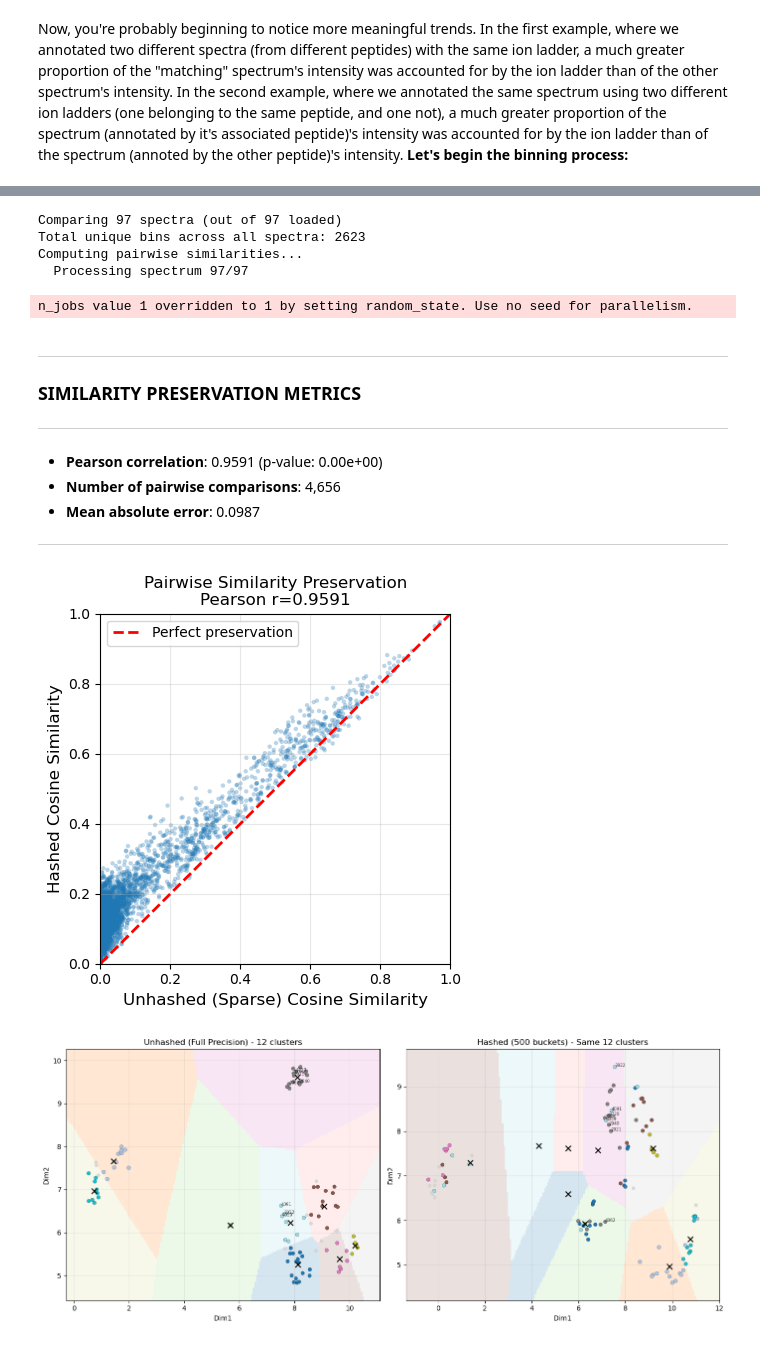
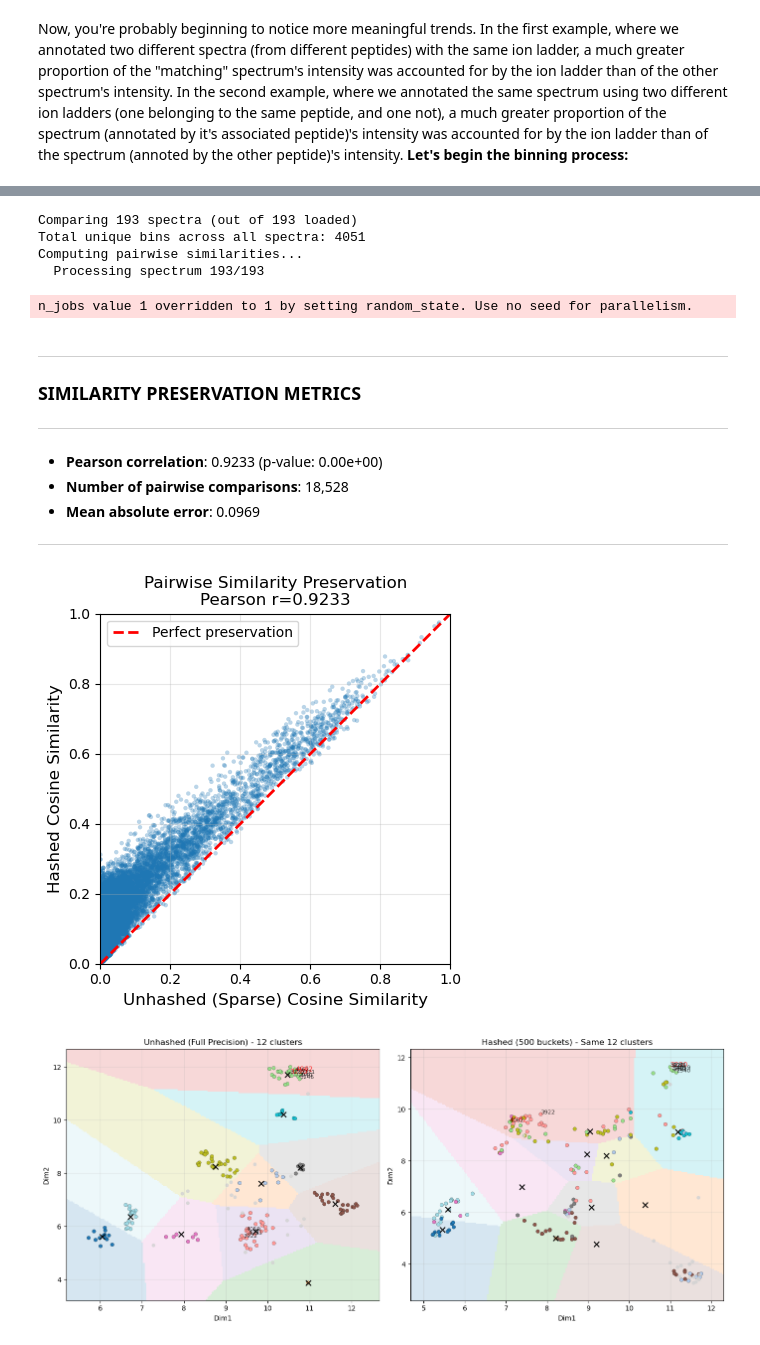
Before and after one commit to Alexander-Sol/MS_spectra_encoding, a Jupyter notebook: 02_Spectral_Hashing_and_OMS.ipynb, the cells around one changed output, grey strips where cells are left out. Cells and saved outputs as stored; diff of their text form; code cells hidden in the pictures.

Commit message:
Plotted 400 more spectra

```diff
--- a/02_Spectral_Hashing_and_OMS.ipynb
+++ b/02_Spectral_Hashing_and_OMS.ipynb
@@ -1361,39 +1361,63 @@ TwoHundred_other_spectra = [
     3864, 9853, 9581, 5298, 9263, 7645, 4373, 5543, 3826, 8649,
     8097, 6510, 4023, 8949, 4597, 5347, 8632, 4683, 8479, 6794,
     5241, 8634, 8129, 4492, 6441, 3757, 8855, 7708, 8687, 7079,
     6220, 7538, 6258, 6482, 7961, 8301, 5910, 8536, 5809, 6747,
     5124, 5574, 5435, 4544, 4022, 7390, 4772, 5499, 3990, 4606,
     5044, 7046, 3982, 8799, 9318, 4866, 6500, 8854, 4377, 7760,
     9971, 6258, 5638, 7543, 5856, 7882, 5286, 4829, 8825, 8680,
     4318, 8651, 6910, 8801, 8620, 8473, 4693, 6983, 8466, 7119,
     7757, 5356, 4726, 6235, 6433, 4165, 7613, 5430, 4684, 6849,
     8297, 5604, 6518, 5626, 9506, 6974, 4162, 6863, 7475, 5588,
     8895, 4953, 7643, 4966, 3979, 3612, 8553, 4510, 7647, 9302,
     6438, 6128, 4071, 5668, 4690, 5323, 7868, 5786, 8713, 5772,
     7127, 5132, 6856, 8710, 7684, 7291, 4596, 4706, 6449, 6597,
     8118, 4153, 8160, 7603, 6475, 9322, 4376, 4192, 3811, 5702
 ]
 
-Combined_spectra_list = list(set(SHHWGYGK_spectra + TwoHundred_other_spectra))
+TwoHundred_more = [
+    7602, 4653, 7474, 6984, 7554, 8794, 7069, 8952, 9211, 7472,
+    7745, 4841, 7654, 4839, 4893, 9330, 4549, 4086, 4244, 5380,
+    4932, 4522, 7513, 8379, 6122, 9766, 7551, 8524, 9272, 5776,
+    6322, 5387, 6944, 8182, 3809, 7649, 6961, 7744, 6924, 8439,
+    4370, 7676, 6865, 5915, 5575, 5065, 8462, 8712, 5847, 6169,
+    4010, 9296, 6193, 5516, 6947, 5487, 8633, 8862, 5446, 4691,
+    5100, 8429, 6444, 4743, 3552, 3313, 6986, 9476, 8619, 8869,
+    3218, 4762, 7016, 3834, 4760, 6838, 8202, 5373, 7470, 6651,
+    4595, 8786, 8724, 8637, 9537, 6862, 7307, 8293, 7109, 6664,
+    7134, 5631, 7201, 4686, 9213, 9522, 5591, 8803, 4938, 3350,
+    9636, 9777, 9812, 4524, 8407, 7764, 7532, 5032, 4845, 6216,
+    7426, 6054, 4365, 8774, 5173, 4067, 4890, 9202, 4144, 4098,
+    5385, 3404, 5851, 5409, 7045, 6420, 6117, 4197, 5807, 7343,
+    3992, 7406, 5601, 8560, 4859, 6853, 4494, 9345, 8609, 5632,
+    5503, 8417, 5041, 4840, 5997, 5846, 7249, 5948, 4262, 5795,
+    6192, 3224, 3386, 4877, 8053, 7615, 8947, 7031, 4621, 3527,
+    7073, 8549, 7775, 5622, 9196, 8358, 5225, 5886, 3361, 4410,
+    5827, 5785, 9976, 5986, 6552, 7212, 3960, 4504, 4561, 7835,
+    7509, 6896, 7152, 7718, 6735, 1577, 7036, 5621, 3542, 2940,
+    2674, 2921, 3298, 3758, 5326, 4963, 7135, 7216, 6800, 4424
+]
+
+# Combines list and removes duplicates
+Combined_spectra_list = list(set(SHHWGYGK_spectra + TwoHundred_other_spectra + TwoHundred_more))
 
 prove_similarity_preservation_plots_and_statistics(
     mzml_path=demo_mzml_path,
     hash_buckets=500,
     spectra_idx_to_compare=Combined_spectra_list
 )
 # %% [output]
-Comparing 97 spectra (out of 97 loaded)
-Total unique bins across all spectra: 2623
+Comparing 193 spectra (out of 193 loaded)
+Total unique bins across all spectra: 4051
 Computing pairwise similarities...
-  Processing spectrum 97/97
+  Processing spectrum 193/193
 n_jobs value 1 overridden to 1 by setting random_state. Use no seed for parallelism.
 
 ---
 ### SIMILARITY PRESERVATION METRICS
 ---
-- **Pearson correlation**:  0.9591 (p-value: 0.00e+00)
-- **Number of pairwise comparisons**: 4,656
-- **Mean absolute error**: 0.0987
+- **Pearson correlation**:  0.9233 (p-value: 0.00e+00)
+- **Number of pairwise comparisons**: 18,528
+- **Mean absolute error**: 0.0969
 ---
-[figure, old version]
+[figure, new version]
-[figure, old version]
+[figure, new version]
```
Also changed, not shown: 1 other file.
